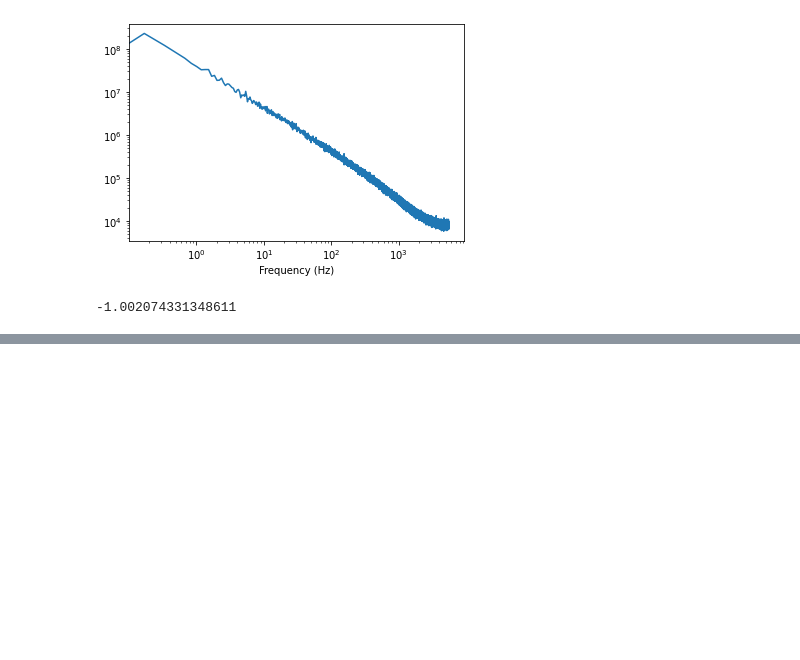
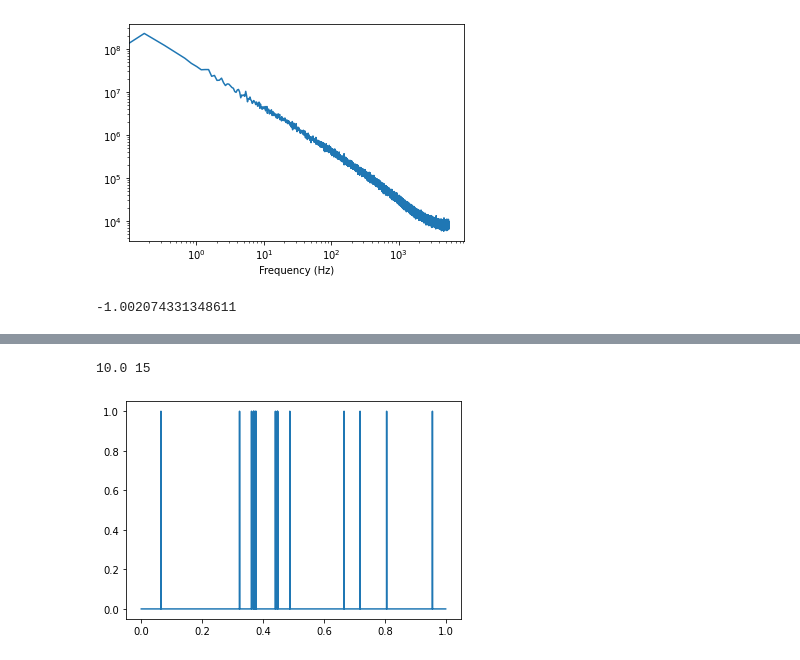
Before and after one commit to YupeiWang/HomeWork, a Jupyter notebook: CH04HW.ipynb, the cells around one changed output, grey strips where cells are left out. Cells and saved outputs as stored; diff of their text form; code cells hidden in the pictures; blank space fills up the shorter version.

```diff
--- a/CH04HW.ipynb
+++ b/CH04HW.ipynb
@@ -386,0 +393,13 @@ spectrum.estimate_slope().slope
+# %%
+class UncorrelatedPoissonNoise(thinkdsp.Noise):
+    """Represents uncorrelated Poisson noise."""
+
+    def evaluate(self, ts):
+        """Evaluates the signal at the given times.
+
+        ts: float array of times
+
+        returns: float wave array
+        """
+        ys = np.random.poisson(lam= self.amp, size= len(ts))
+        return ys
@@ -386,0 +440,8 @@ spectrum.estimate_slope().slope
+# %%
+amp = 0.001
+framerate = 10000
+duration = 1
+
+signal = UncorrelatedPoissonNoise(amp=amp)
+wave = signal.make_wave(duration=duration, framerate=framerate)
+wave.make_audio()
@@ -386,0 +450,11 @@ spectrum.estimate_slope().slope
+# %%
+
+expected = amp * framerate * duration
+actual = sum(wave.ys)
+print(expected, actual)
+# %% [output]
+10.0 15
+# %%
+wave.plot()
+# %% [output]
+[figure, added]
```
Also changed, not shown: parts of 8 cells of this notebook.
